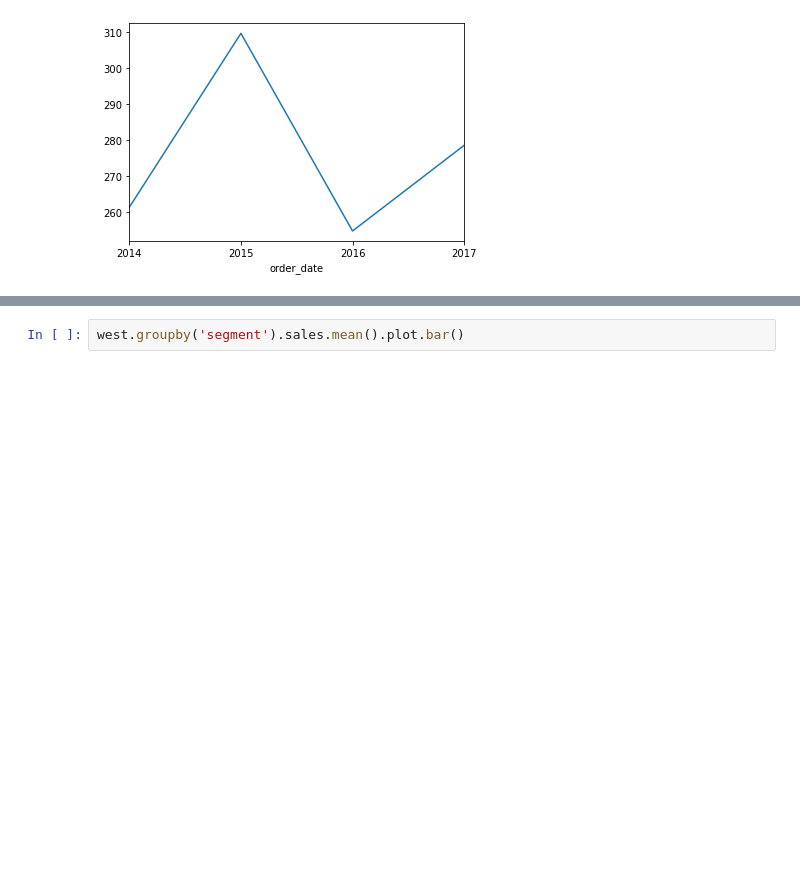
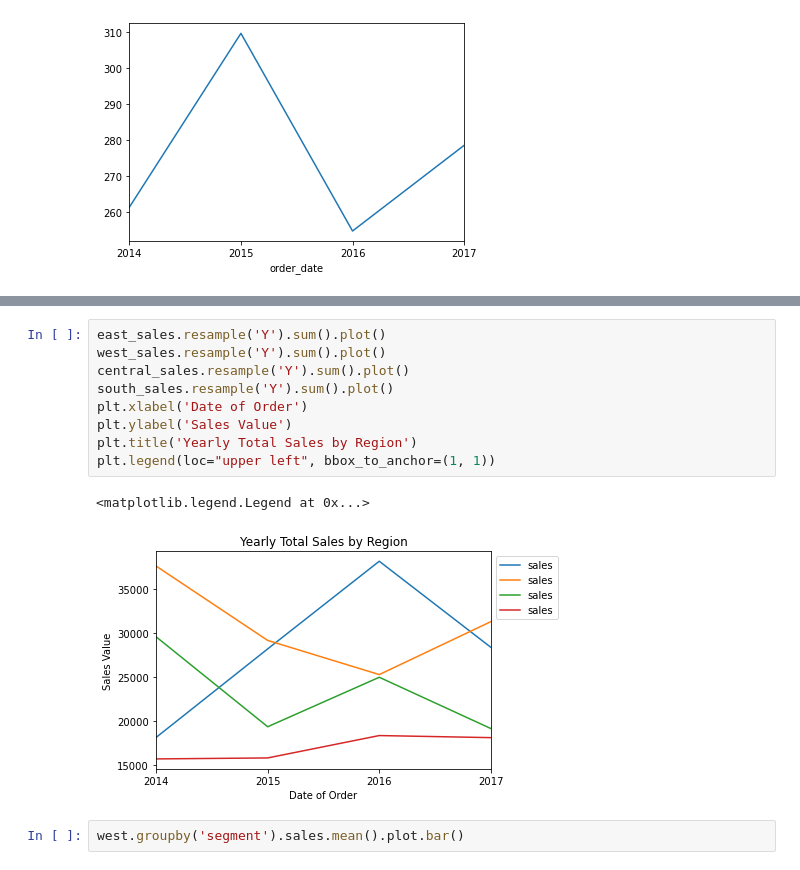
Before and after one commit to ns-tn-time-series-project/time-series-project, a Jupyter notebook: nathan_time_series_project_explore.ipynb, the cells around one changed output, grey strips where cells are left out. Saved outputs shown, nothing was run; the diff lists cells and outputs as text; blank space fills up the shorter version.

```diff
--- a/nathan_time_series_project_explore.ipynb
+++ b/nathan_time_series_project_explore.ipynb
@@ -463,3 +458,15 @@ south_sales.resample('Y').mean().plot()
+# %%
+east_sales.resample('Y').sum().plot()
+west_sales.resample('Y').sum().plot()
+central_sales.resample('Y').sum().plot()
+south_sales.resample('Y').sum().plot()
+plt.xlabel('Date of Order')
+plt.ylabel('Sales Value')
+plt.title('Yearly Total Sales by Region')
+plt.legend(loc="upper left", bbox_to_anchor=(1, 1))
+# %% [output]
+<matplotlib.legend.Legend at 0x...>
+[figure, added]
 # %%
 west.groupby('segment').sales.mean().plot.bar()
 # %% [output]
```
Also changed, not shown: parts of 5 cells of this notebook.
